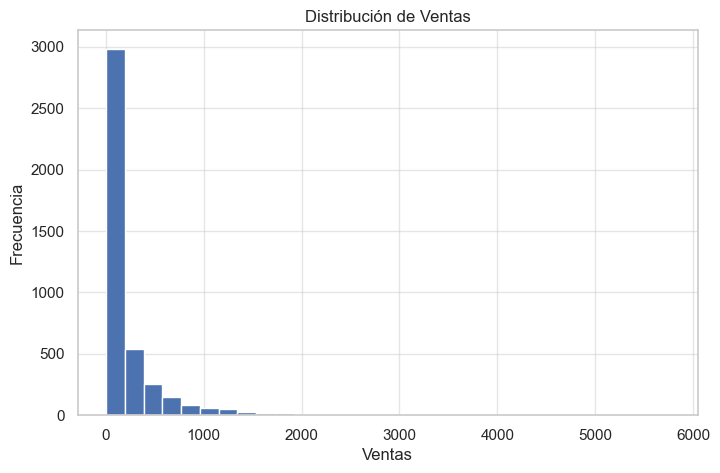
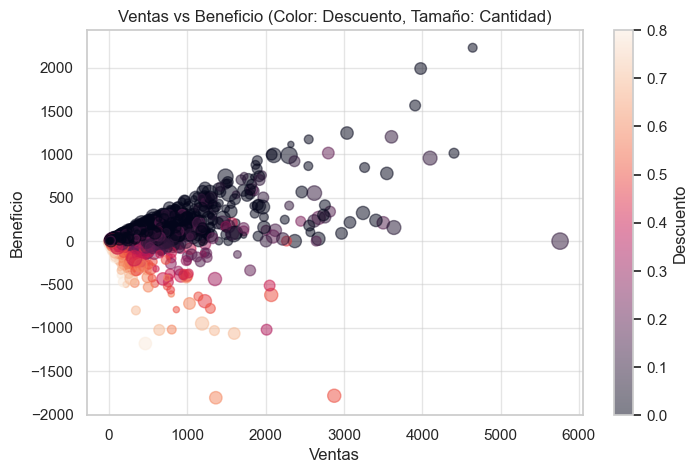
Unified diff of the notebook cell whose output changed from the first chart to the second:
--- before
+++ after
@@ -12,5 +12,5 @@
 # 2. CARGAR DATASET
 # ==============================
-df = pd.read_csv('superstore_dataset2012.csv', encoding='latin1')
+df = pd.read_csv('/trabajo4_visualizacion_datos_matplotlib_seaborn/superstore_dataset2012.csv', encoding='latin1')
 
 # Vista inicial
@@ -35,98 +35,34 @@
 
 plt.figure(figsize=(8,5))
-plt.hist(df['Sales'], bins=30)
-plt.title('Distribución de Ventas')
+# ==============================
+# 10. GRÁFICO MULTIVARIANTE (MATPLOTLIB)
+# ==============================
+
+plt.figure(figsize=(8,5))
+
+scatter = plt.scatter(
+    df['Sales'],
+    df['Profit'],
+    c=df['Discount'],   # tercera variable (color)
+    s=df['Quantity']*10,  # cuarta variable (tamaño)
+    alpha=0.5
+)
+
+plt.colorbar(scatter, label='Descuento')
+plt.title('Ventas vs Beneficio (Color: Descuento, Tamaño: Cantidad)')
 plt.xlabel('Ventas')
-plt.ylabel('Frecuencia')
-plt.savefig('histograma_ventas.png')  # Guardar imagen
+plt.ylabel('Beneficio')
+
 plt.show()
 
 # Conclusión:
-# La mayoría de las ventas son bajas, con pocos valores extremadamente altos (distribución sesgada).
+# Altos descuentos suelen asociarse con menores beneficios.
+# La cantidad también influye en el comportamiento de ventas.
+
 
 # ==============================
-# 5. VISUALIZACIÓN UNIVARIANTE (SEABORN)
-# ==============================
-
-plt.figure(figsize=(8,5))
-sns.boxplot(x='Category', y='Sales', data=df)
-plt.title('Distribución de Ventas por Categoría')
-plt.show()
-
-# Conclusión:
-# Algunas categorías presentan mayor variabilidad y presencia de outliers.
-
-# ==============================
-# 6. GRÁFICO BIVARIANTE (MATPLOTLIB)
-# ==============================
-
-plt.figure(figsize=(8,5))
-plt.scatter(df['Sales'], df['Profit'], alpha=0.5)
-plt.title('Ventas vs Beneficio')
-plt.xlabel('Ventas')
-plt.ylabel('Beneficio')
-plt.show()
-
-# Conclusión:
-# No siempre mayores ventas implican mayor beneficio; hay ventas con pérdidas.
-
-# ==============================
-# 7. GRÁFICO BIVARIANTE (SEABORN)
-# ==============================
-
-plt.figure(figsize=(8,5))
-sns.regplot(x='Sales', y='Profit', data=df, scatter_kws={'alpha':0.3})
-plt.title('Relación entre Ventas y Beneficio (con regresión)')
-plt.show()
-
-# Conclusión:
-# Existe una leve correlación positiva entre ventas y beneficios.
-
-# ==============================
-# 8. VISUALIZACIÓN MULTIVARIANTE (SEABORN)
-# ==============================
-
-plt.figure(figsize=(8,6))
-correlation = df[['Sales','Profit','Quantity','Discount']].corr()
-sns.heatmap(correlation, annot=True, cmap='coolwarm')
-plt.title('Mapa de correlación')
-plt.show()
-
-# Conclusión:
-# El descuento tiene correlación negativa con el beneficio.
-
-# ==============================
-# 9. SUBPLOTS (MÚLTIPLES GRÁFICOS)
-# ==============================
-
-fig, axes = plt.subplots(2, 2, figsize=(12,10))
-fig.suptitle('Resumen de Análisis de Ventas', fontsize=16)
-
-# Histograma
-axes[0,0].hist(df['Sales'], bins=30)
-axes[0,0].set_title('Histograma Ventas')
-
-# Boxplot
-sns.boxplot(x='Category', y='Sales', data=df, ax=axes[0,1])
-axes[0,1].set_title('Ventas por Categoría')
-
-# Scatter
-axes[1,0].scatter(df['Sales'], df['Profit'], alpha=0.5)
-axes[1,0].set_title('Ventas vs Beneficio')
-
-# Heatmap
-sns.heatmap(correlation, annot=True, cmap='coolwarm', ax=axes[1,1])
-axes[1,1].set_title('Correlación')
-
-plt.tight_layout()
-plt.show()
-
-# ==============================
-# 10. GRÁFICO ADICIONAL (SEABORN MULTIVARIANTE)
+# 11. GRÁFICO ADICIONAL (SEABORN MULTIVARIANTE)
 # ==============================
 
 sns.pairplot(df[['Sales','Profit','Quantity','Discount']])
 plt.show()
-
-# Conclusión:
-# Se observan relaciones entre variables clave, especialmente impacto del descuento.

Commit: :recycle:rutas absolutas